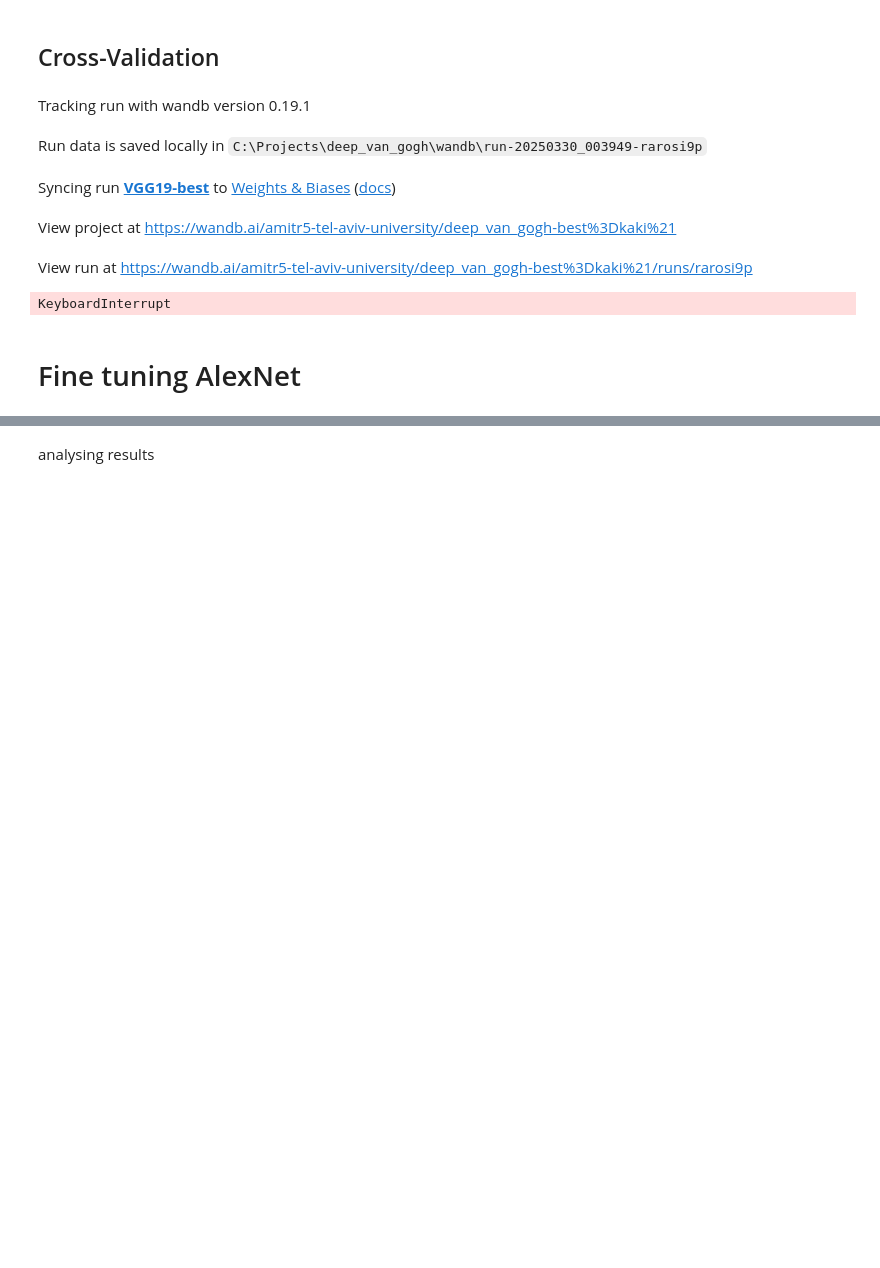
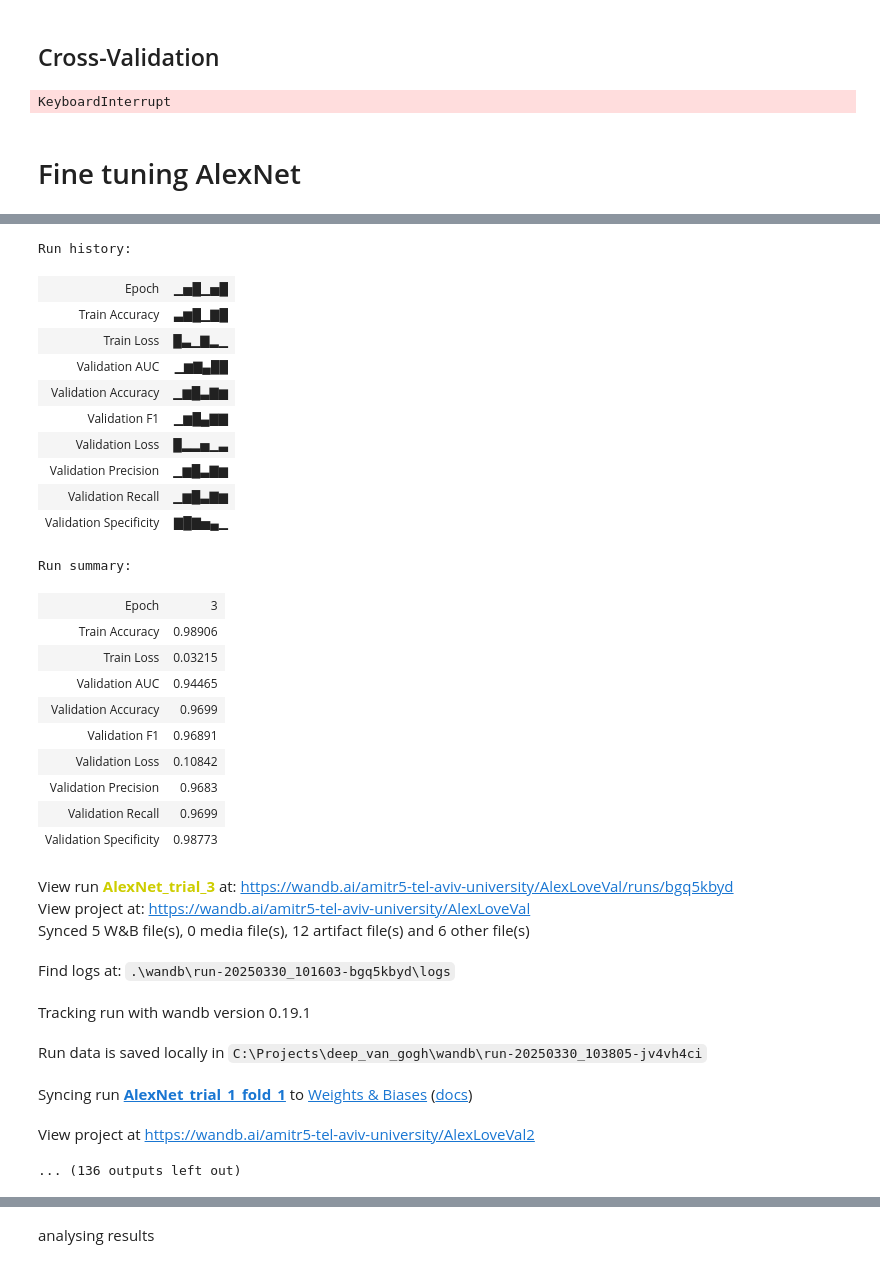
Before and after one commit to amitxy/deep_van_gogh, a Jupyter notebook: main.ipynb, the cells around one changed output, grey strips where cells are left out. Saved outputs shown, nothing was run; the diff lists cells and outputs as text; code cells hidden in the pictures; blank space fills up the shorter version.

```diff
--- a/main.ipynb
+++ b/main.ipynb
@@ -183,7 +176,7 @@ def cross_validation(learning_rate,
                                                 patience=patience,
                                                 device=device,
                                                 trial=trial,
-                                                architecture=architecture, fold=fold)
+                                                architecture=architecture, fold=fold + 1)
         best_values.append(best_metrics)
         # Finish the Weights & Biases run
         wandb.finish()
@@ -221,7 +214,7 @@ def objective(trial, architecture, config: dict) -> float:
     # Define optimizer and loss function
     criterion = config.get("criterion", nn.CrossEntropyLoss()) # Classification.
 
-    project = 'deep_van_gogh-112311'
+    project = config.get("project", 'deep_van_gogh_default')
     # Train the model and get the best mean val_auc
     mean_dict = cross_validation(learning_rate, weight_decay, num_layers_finetune, criterion, epochs, patience, device, architecture, batch_size, trial, project=project)
     # Log the mean values
@@ -235,5 +228,7 @@ def objective(trial, architecture, config: dict) -> float:
                                 "architecture": architecture,
                                 "dataset": "Post_Impressionism",
                                 }, name=f"{architecture}_trial_{trial.number + 1 if trial else -1}")
+
+    wandb.log(mean_dict)
     # Return best validation loss as the objective to minimize
     return mean_dict['Validation AUC']
@@ -280,5 +245,5 @@ View project at https://wandb.ai/amitr5-tel-aviv-university/deep_van_gogh-112311
 # %%
-# Training the model - ALEXNET
+# Training the model - !
 base_model = vgg19
 model = FinedTunedModel(base_model.to(device), ALEXNET).to(device)
 weight_decay=0.0000961196621799138
@@ -287,7 +252,8 @@ optimizer = optim.Adam(model.parameters(), lr=0.0000607994047379646, weight_deca
 criterion = nn.CrossEntropyLoss()
 batch_size=128
 epochs=5
-wandb.init(project='deep_van_gogh-best=kaki!',
+
+wandb.init(project='deep_van_gogh-best=kaki2!',
                        config={ "learning_rate": lr,
                                 "weight_decay": weight_decay,
                                 "patience": 8,
@@ -296,18 +262,13 @@ wandb.init(project='deep_van_gogh-best=kaki!',
                                 "architecture": VGG19,
                                 "dataset": "Post_Impressionism",
                                 }, name=f"{VGG19}-best")
-        ################
+
 train_model_with_hyperparams(model, train_loader, val_loader, optimizer, criterion, epochs=epochs, patience=8,device=device, trial=None, architecture=VGG19, fold=0, save_model=True, log=True)
-# test_loader = DataLoader(test_dataset, batch_size=batch_size, shuffle=False)
+
 best_values = train.validation(model, criterion, test_loader, device)
 wandb.log(best_values)
 wandb.finish()
 # %% [output]
-Tracking run with wandb version 0.19.1
-Run data is saved locally in C:\Projects\deep_van_gogh\wandb\run-20250330_003949-rarosi9p
-Syncing run VGG19-best to Weights & Biases (docs)
-View project at https://wandb.ai/amitr5-tel-aviv-university/deep_van_gogh-best%3Dkaki%21
-View run at https://wandb.ai/amitr5-tel-aviv-university/deep_van_gogh-best%3Dkaki%21/runs/rarosi9p
 KeyboardInterrupt
 # %% [markdown]
 # Fine tuning AlexNet
@@ -319,3 +275,5 @@ alexnet = models.alexnet(weights=models.AlexNet_Weights.DEFAULT).to(device)
 # %%
+n_trials = 3
 study = optuna.create_study(study_name=ALEXNET, direction='maximize')
-study.optimize(lambda trial: objective(trial, ALEXNET, config={}), n_trials=n_trials)
+study.optimize(lambda trial: objective(trial, ALEXNET, config={'project':'AlexLoveVal2'}), n_trials=n_trials)
+# %% [output]
@@ -322,3 +282,34 @@ study.optimize(lambda trial: objective(trial, ALEXNET, config={}), n_trials=n_tr
+Run history:
+| Epoch | ▁▅█▁▅█ |
+| Train Accuracy | ▃▆█▁▇█ |
+| Train Loss | █▃▁▇▂▁ |
+| Validation AUC | ▁▆▇▄██ |
+| Validation Accuracy | ▁▆█▃▇▆ |
+| Validation F1 | ▁▆█▄▇▇ |
+| Validation Loss | █▂▂▅▁▃ |
+| Validation Precision | ▁▆█▃▇▆ |
+| Validation Recall | ▁▆█▃▇▆ |
+| Validation Specificity | ▇█▇▅▄▁ |
+Run summary:
+| Epoch | 3 |
+| Train Accuracy | 0.98906 |
+| Train Loss | 0.03215 |
+| Validation AUC | 0.94465 |
+| Validation Accuracy | 0.9699 |
+| Validation F1 | 0.96891 |
+| Validation Loss | 0.10842 |
+| Validation Precision | 0.9683 |
+| Validation Recall | 0.9699 |
+| Validation Specificity | 0.98773 |
+View run AlexNet_trial_3 at: https://wandb.ai/amitr5-tel-aviv-university/AlexLoveVal/runs/bgq5kbyd
+View project at: https://wandb.ai/amitr5-tel-aviv-university/AlexLoveVal
+Synced 5 W&B file(s), 0 media file(s), 12 artifact file(s) and 6 other file(s)
+Find logs at: .\wandb\run-20250330_101603-bgq5kbyd\logs
+Tracking run with wandb version 0.19.1
+Run data is saved locally in C:\Projects\deep_van_gogh\wandb\run-20250330_103805-jv4vh4ci
+Syncing run AlexNet_trial_1_fold_1 to Weights & Biases (docs)
+View project at https://wandb.ai/amitr5-tel-aviv-university/AlexLoveVal2
+... (136 outputs left out)
 # %%
 # Training the model - ALEXNET
 base_model = alexnet
```
Also changed, not shown: parts of 9 cells of this notebook, 2 other files.
